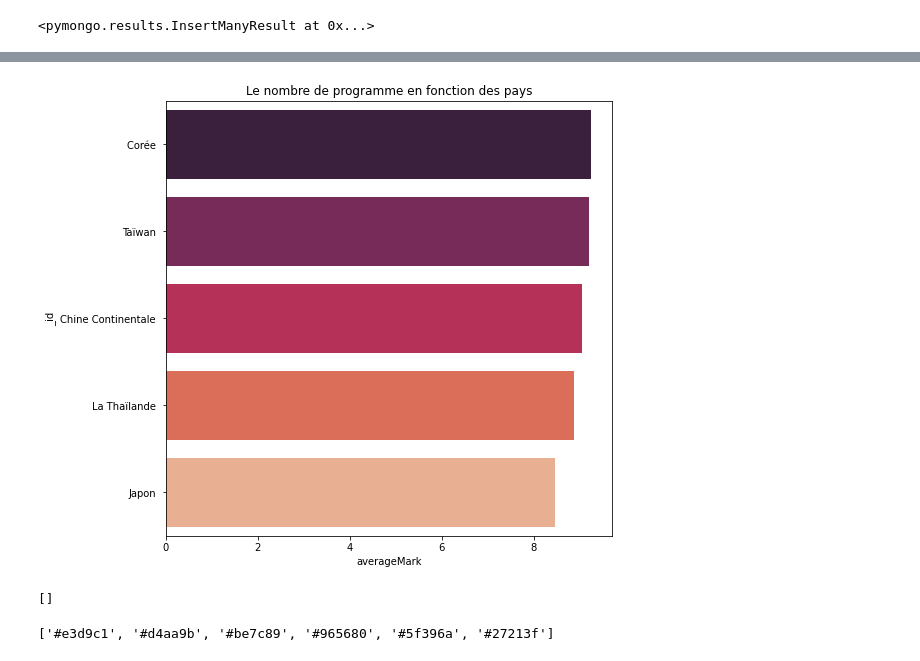
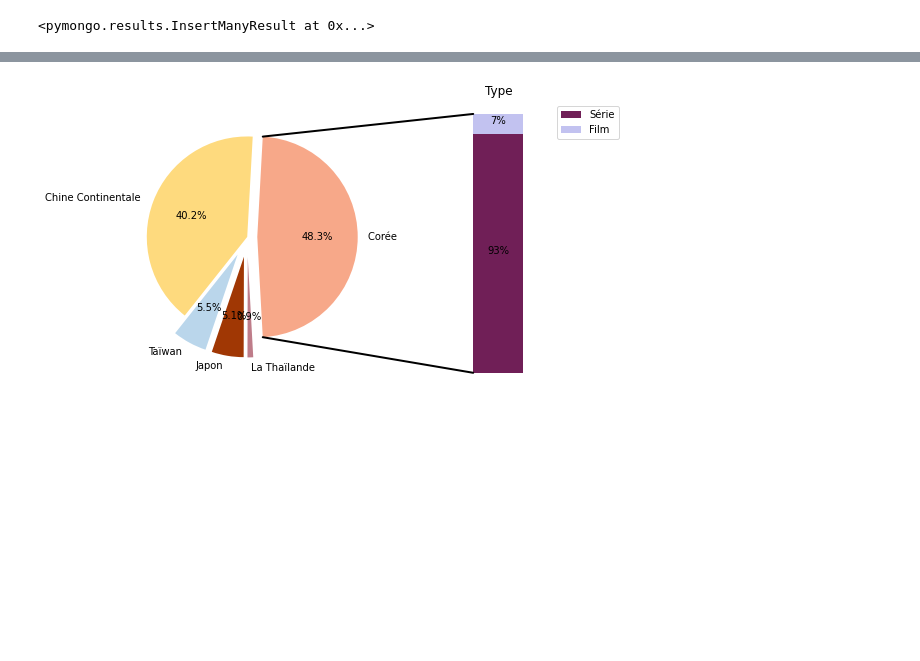
Before and after one commit to NamizataS/Viki-scrapping, a Jupyter notebook: Scraping.ipynb, the cells around one changed output, grey strips where cells are left out. Drawn from its saved outputs; the diff is of its cells as text; code cells hidden in the pictures; blank space fills up the shorter version.

```diff
--- a/Scraping.ipynb
+++ b/Scraping.ipynb
@@ -272,19 +174,61 @@ plt.show()
-# %%
-cur = collection_viki.aggregate([{"$group" : {"_id" : "$Pays", "averageMark" : {"$avg" : '$Note'}}},{'$sort':{'averageMark':-1}}])
-res = pd.DataFrame(list(cur))
-plt.figure( figsize = (8,8) )
-plt.title('Le nombre de programme en fonction des pays')
-sns.barplot(x='averageMark',y='_id',data=res,palette=("rocket"))
-plt.show()
-# %% [output]
-[figure, removed]
-# %%
-cur = collection_viki.find({'Type':'Film'}).sort('Note',-1).limit(5)
-list(cur)
-# %% [output]
-[]
-# %%
-pal = sns.color_palette("ch:s=-.2,r=.6")
-pal.as_hex()
-# %% [output]
-['#e3d9c1', '#d4aa9b', '#be7c89', '#965680', '#5f396a', '#27213f']
+# %%
+cur_total = collection_viki.aggregate([{"$group" : {"_id" : "$Pays", "showsNumber" : {"$sum" : 1}}},{'$sort':{'showsNumber':-1}}])
+res_total = pd.DataFrame(list(cur_total))
+cur_repart = collection_viki.aggregate([{"$group" : {"_id" : {"pays":"$Pays","type":"$Type"},"showsNumber" : {"$sum" : 1}}},{'$sort':{'showsNumber':-1}}])
+res_repart = pd.DataFrame(list(cur_repart))
+res_repart = pd.concat([res_repart.drop(['_id'], axis=1), res_repart['_id'].apply(pd.Series)], axis=1)
+res_repart.sort_values('pays', inplace=True)
+
+fig, (ax1, ax2) = plt.subplots(1, 2, figsize=(9, 5))
+fig.subplots_adjust(wspace=0)
+
+labels_total = res_total['_id']
+sum_res = res_total.sum(axis=0,skipna=True)
+ratios = res_total['showsNumber'] / sum_res['showsNumber']
+
+explode_total = (0.1, 0, 0.2, 0.2, 0.2)
+angle = -180 * ratios[0]
+colors_total = ['#f7a889', '#feda7e', '#bad6eb', '#a03704', '#be7c89']
+ax1.pie(ratios, autopct='%1.1f%%', startangle=angle, labels=labels_total, colors=colors_total,explode=explode_total, normalize=False)
+
+xpos = 0
+bottom = 0
+ratios = [.93, .08]
+width = .2
+colors_repart = ['#701f57', '#c2c2f0']
+
+for j in range(len(ratios)):
+    height = ratios[j]
+    ax2.bar(xpos, height, width, bottom=bottom, color=colors_repart[j])
+    ypos = bottom + ax2.patches[j].get_height() / 2
+    bottom += height
+    ax2.text(xpos, ypos, "%d%%" % (ax2.patches[j].get_height() * 100), ha='center')
+
+ax2.set_title('Type')
+ax2.legend(('Série', 'Film'))
+ax2.axis('off')
+ax2.set_xlim(- 2.5 * width, 2.5 * width)
+
+theta1, theta2 = ax1.patches[0].theta1, ax1.patches[0].theta2
+center, r = ax1.patches[0].center, ax1.patches[0].r
+bar_height = sum([item.get_height() for item in ax2.patches])
+
+# draw top connecting line
+x = r * np.cos(np.pi / 180 * theta2) + center[0]
+y = r * np.sin(np.pi / 180 * theta2) + center[1]
+con = ConnectionPatch(xyA=(-width / 2, bar_height), coordsA=ax2.transData, xyB=(x, y), coordsB=ax1.transData)
+con.set_color([0, 0, 0])
+con.set_linewidth(2)
+ax2.add_artist(con)
+
+# draw bottom connecting line
+x = r * np.cos(np.pi / 180 * theta1) + center[0]
+y = r * np.sin(np.pi / 180 * theta1) + center[1]
+con = ConnectionPatch(xyA=(-width / 2, 0), coordsA=ax2.transData, xyB=(x, y), coordsB=ax1.transData)
+con.set_color([0, 0, 0])
+ax2.add_artist(con)
+con.set_linewidth(2)
+
+plt.show()
+# %% [output]
+[figure, added]
```
Also changed, not shown: parts of 25 cells of this notebook, 9 other files.
